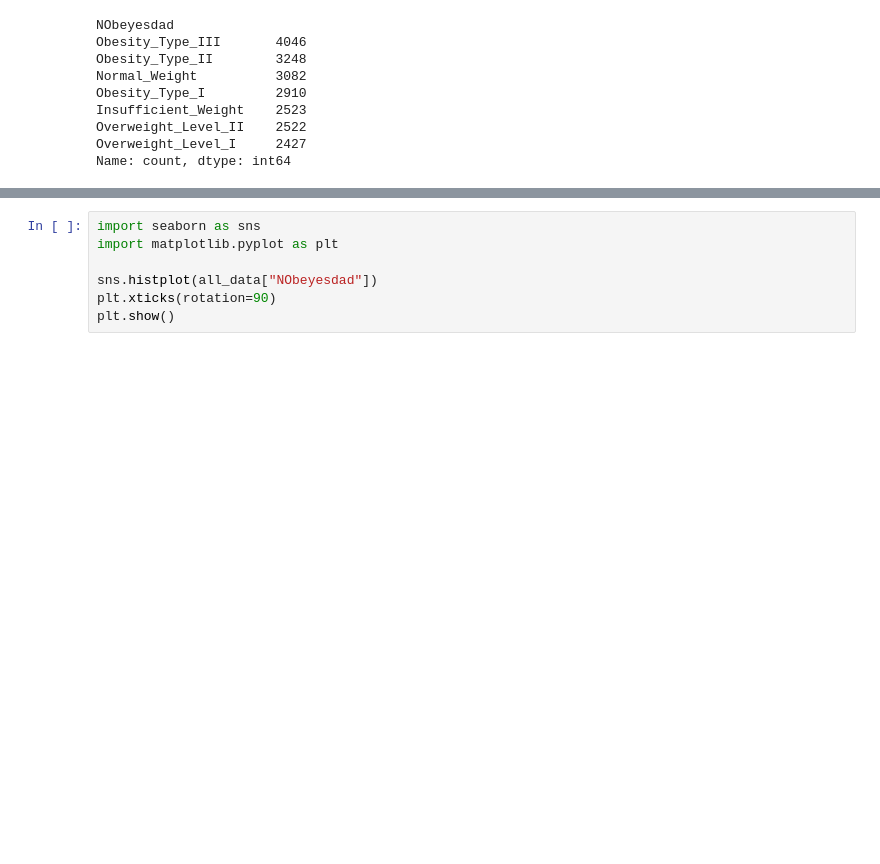
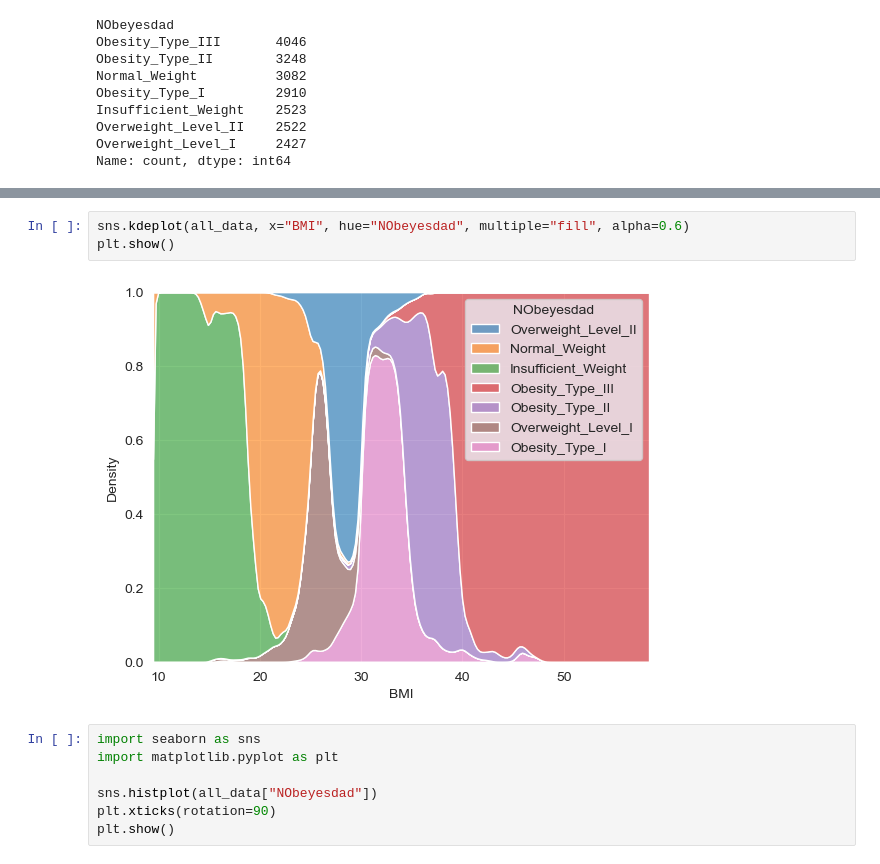
Before and after one commit to andreaslanderer/ost-data-hack, a Jupyter notebook: 2025-07-06-Datahack.ipynb, the cells around one changed output, grey strips where cells are left out. Drawn from its saved outputs; the diff is of its cells as text; blank space fills up the shorter version.

```diff
--- a/2025-07-06-Datahack.ipynb
+++ b/2025-07-06-Datahack.ipynb
@@ -82,3 +102,8 @@ Name: count, dtype: int64
+# %%
+sns.kdeplot(all_data, x="BMI", hue="NObeyesdad", multiple="fill", alpha=0.6)
+plt.show()
+# %% [output]
+[figure, added]
 # %%
 import seaborn as sns
 import matplotlib.pyplot as plt
```
Also changed, not shown: parts of 2 cells of this notebook.
